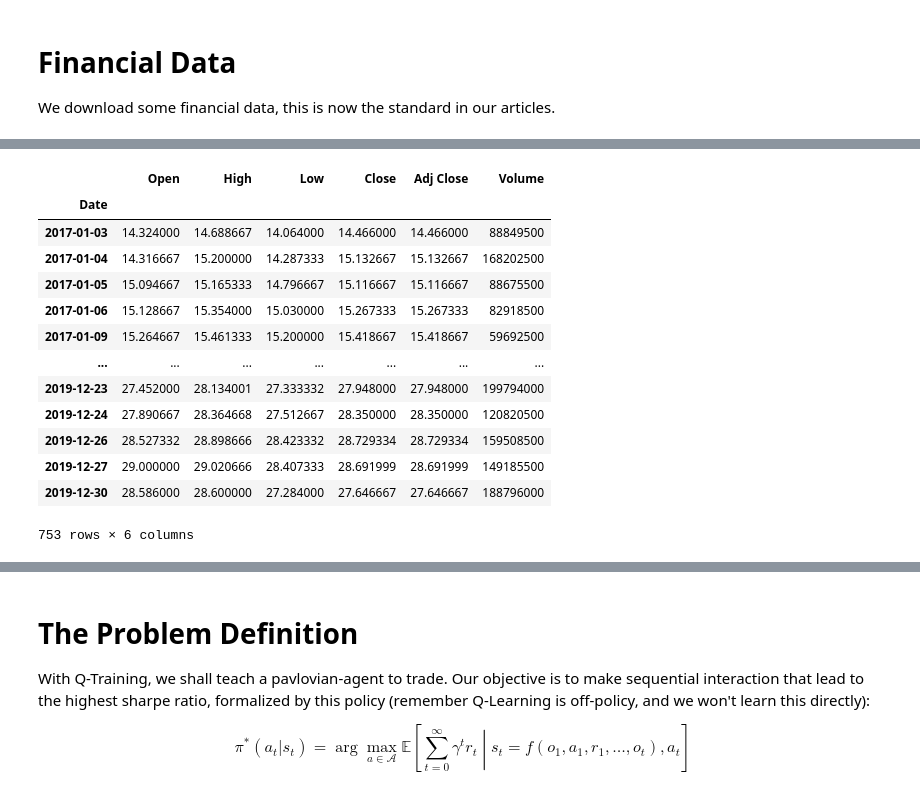
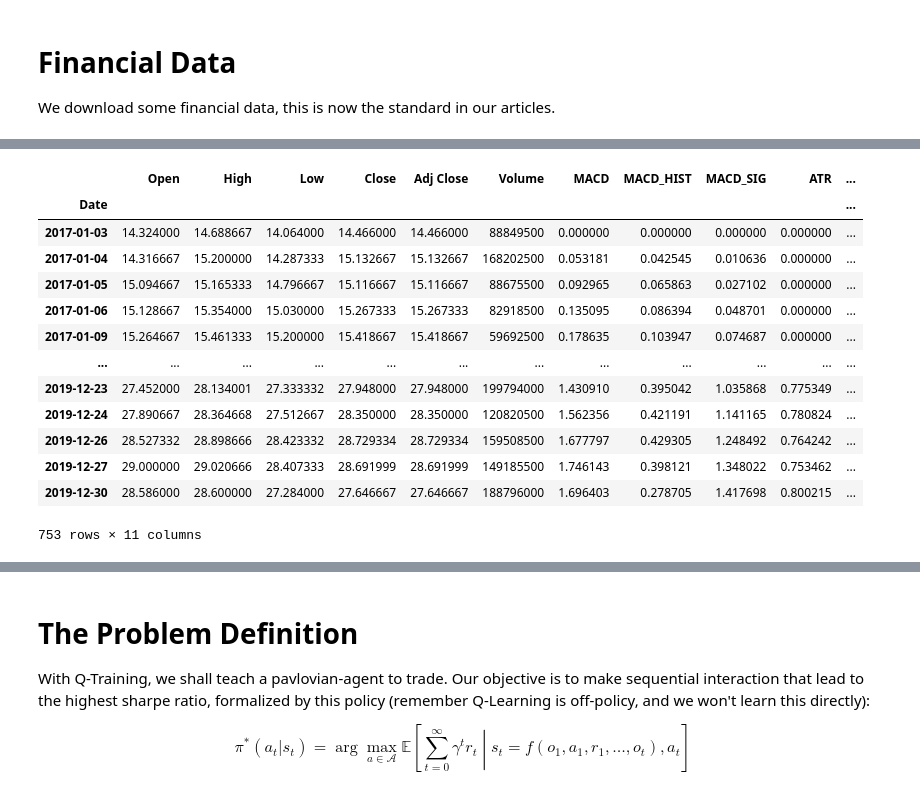
Before and after one commit to adamd1985/Deep-Q-Learning-Applied-to-Algorithmic-Trading, a Jupyter notebook: drl_trading.ipynb, the cells around one changed output, grey strips where cells are left out. Drawn from its saved outputs; the diff is of its cells as text; code cells hidden in the pictures.

```diff
--- a/drl_trading.ipynb
+++ b/drl_trading.ipynb
@@ -169,7 +175,11 @@ END_DATE = "2019-12-31" # pd.Timestamp(datetime.now() - BDay(1)).strftime('%Y-%m
 DATA_DIR = "./data"
 INDEX = "Date"
 TARGET = 'TSLA'
-TICKER_SYMBOLS = [TARGET]
+RATES_INDEX = "^TNX"  # 10 Year Treasury Note Yield
+VOLATILITY_INDEX = "^VIX"  # CBOE Volatility Index
+SMALLCAP_INDEX = "^RUT" # Russell 2000 Index
+GOLD_INDEX = "GC=F" # Gold futures
+TICKER_SYMBOLS = [TARGET, RATES_INDEX, VOLATILITY_INDEX, SMALLCAP_INDEX, GOLD_INDEX]
 INTERVAL = "1d"
 
 MODELS_PATH = './models'
@@ -184,6 +194,9 @@ ACTIONS = [ACT_SHORT, ACT_LONG]
 CAPITAL = 100000
 TRADE_COSTS_PERCENT = 10 / 100 / 100 # 10BPS costs
 
+
+MACRO_FEATURES = [RATES_INDEX, VOLATILITY_INDEX, SMALLCAP_INDEX, GOLD_INDEX]
+TA_FEATURES = ['MACD', 'MACD_HIST', 'MACD_SIG', 'ATR', 'EMA']
 FEATURES = ["Close", "High", "Low", "Open", "Volume"]
 TARGET_FEATURE = "Price Raw"
 STATE_LEN = 30
@@ -192,14 +205,14 @@ ACT_SPACE = len(ACTIONS)
 
 BATCH_SIZE = 32
 LEARN_RATE = 1e-3
-TOTAL_ITERS = 600 #12000
+TOTAL_ITERS = 500 #12000
 TRAIN_EPISODES = 10
 INIT_COLLECT = 100
 TOTAL_COLLECT = 1
 LOG_INTERVALS = 20
 TEST_INTERVALS = 5 #400
 MEMORY_LENGTH = 100000
-DISCOUNT = .3
+DISCOUNT = .6
 EPSILON_START = 1.
 TARGET_UPDATE = 1000
 EPSILON_END = 0.0015
@@ -261,6 +274,24 @@ def get_tickerdata(tickers_symbols, start=START_DATE, end=END_DATE, interval=INT
     return tickers, latest_start, earliest_end
 
 tickers, latest_start, earliest_end = get_tickerdata(TICKER_SYMBOLS)
-tickers[TARGET]
+
+from ta.utils import dropna
+from ta.trend import MACD, EMAIndicator
+from ta.volatility import AverageTrueRange
+
+stock_df = tickers[TARGET].copy()
+
+macd = MACD(close=stock_df["Close"], window_slow=26, window_fast=12, window_sign=9, fillna=True)
+stock_df['MACD'] = macd.macd()
+stock_df['MACD_HIST'] = macd.macd_diff()
+stock_df['MACD_SIG'] = macd.macd_signal()
+
+atr = AverageTrueRange(stock_df["High"], stock_df["Low"], stock_df["Close"], window = 14, fillna = True)
+stock_df['ATR'] = atr.average_true_range()
+
+ema = EMAIndicator(stock_df["Close"], window = 14, fillna = True)
+stock_df['EMA'] = ema.ema_indicator()
+
+stock_df
 # %% [output]
 TSLA => min_date: 2017-01-03 00:00:00, max_date: 2019-12-30 00:00:00, kurt:-0.56, skewness:-0.28, outliers_count:0,  nan_count: 0
@@ -267,14 +302,14 @@ TSLA => min_date: 2017-01-03 00:00:00, max_date: 2019-12-30 00:00:00, kurt:-0.56
-|  | Open | High | Low | Close | Adj Close | Volume |
-| Date |  |  |  |  |  |  |
-| 2017-01-03 | 14.324000 | 14.688667 | 14.064000 | 14.466000 | 14.466000 | 88849500 |
-| 2017-01-04 | 14.316667 | 15.200000 | 14.287333 | 15.132667 | 15.132667 | 168202500 |
-| 2017-01-05 | 15.094667 | 15.165333 | 14.796667 | 15.116667 | 15.116667 | 88675500 |
-| 2017-01-06 | 15.128667 | 15.354000 | 15.030000 | 15.267333 | 15.267333 | 82918500 |
-| 2017-01-09 | 15.264667 | 15.461333 | 15.200000 | 15.418667 | 15.418667 | 59692500 |
-| ... | ... | ... | ... | ... | ... | ... |
-| 2019-12-23 | 27.452000 | 28.134001 | 27.333332 | 27.948000 | 27.948000 | 199794000 |
-| 2019-12-24 | 27.890667 | 28.364668 | 27.512667 | 28.350000 | 28.350000 | 120820500 |
-| 2019-12-26 | 28.527332 | 28.898666 | 28.423332 | 28.729334 | 28.729334 | 159508500 |
-| 2019-12-27 | 29.000000 | 29.020666 | 28.407333 | 28.691999 | 28.691999 | 149185500 |
-| 2019-12-30 | 28.586000 | 28.600000 | 27.284000 | 27.646667 | 27.646667 | 188796000 |
+|  | Open | High | Low | Close | Adj Close | Volume | MACD | MACD_HIST | MACD_SIG | ATR | ... |
+| Date |  |  |  |  |  |  |  |  |  |  | ... |
+| 2017-01-03 | 14.324000 | 14.688667 | 14.064000 | 14.466000 | 14.466000 | 88849500 | 0.000000 | 0.000000 | 0.000000 | 0.000000 | ... |
+| 2017-01-04 | 14.316667 | 15.200000 | 14.287333 | 15.132667 | 15.132667 | 168202500 | 0.053181 | 0.042545 | 0.010636 | 0.000000 | ... |
+| 2017-01-05 | 15.094667 | 15.165333 | 14.796667 | 15.116667 | 15.116667 | 88675500 | 0.092965 | 0.065863 | 0.027102 | 0.000000 | ... |
+| 2017-01-06 | 15.128667 | 15.354000 | 15.030000 | 15.267333 | 15.267333 | 82918500 | 0.135095 | 0.086394 | 0.048701 | 0.000000 | ... |
+| 2017-01-09 | 15.264667 | 15.461333 | 15.200000 | 15.418667 | 15.418667 | 59692500 | 0.178635 | 0.103947 | 0.074687 | 0.000000 | ... |
+| ... | ... | ... | ... | ... | ... | ... | ... | ... | ... | ... | ... |
+| 2019-12-23 | 27.452000 | 28.134001 | 27.333332 | 27.948000 | 27.948000 | 199794000 | 1.430910 | 0.395042 | 1.035868 | 0.775349 | ... |
+| 2019-12-24 | 27.890667 | 28.364668 | 27.512667 | 28.350000 | 28.350000 | 120820500 | 1.562356 | 0.421191 | 1.141165 | 0.780824 | ... |
+| 2019-12-26 | 28.527332 | 28.898666 | 28.423332 | 28.729334 | 28.729334 | 159508500 | 1.677797 | 0.429305 | 1.248492 | 0.764242 | ... |
+| 2019-12-27 | 29.000000 | 29.020666 | 28.407333 | 28.691999 | 28.691999 | 149185500 | 1.746143 | 0.398121 | 1.348022 | 0.753462 | ... |
+| 2019-12-30 | 28.586000 | 28.600000 | 27.284000 | 27.646667 | 27.646667 | 188796000 | 1.696403 | 0.278705 | 1.417698 | 0.800215 | ... |
-753 rows × 6 columns
+753 rows × 11 columns
```
Also changed, not shown: parts of 13 cells of this notebook, 11 other files.
